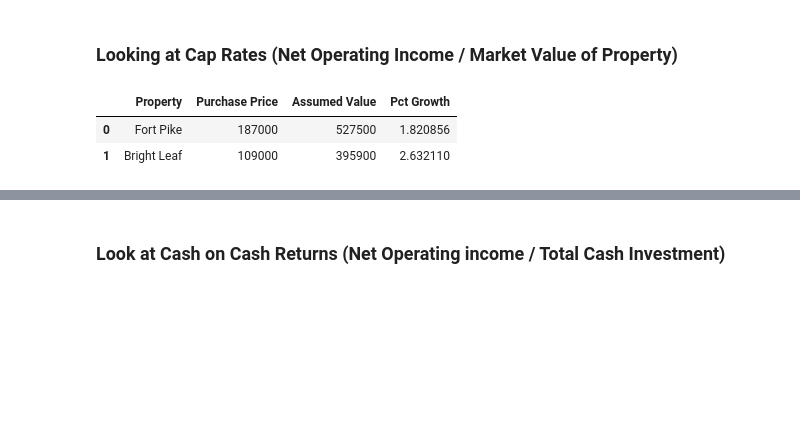
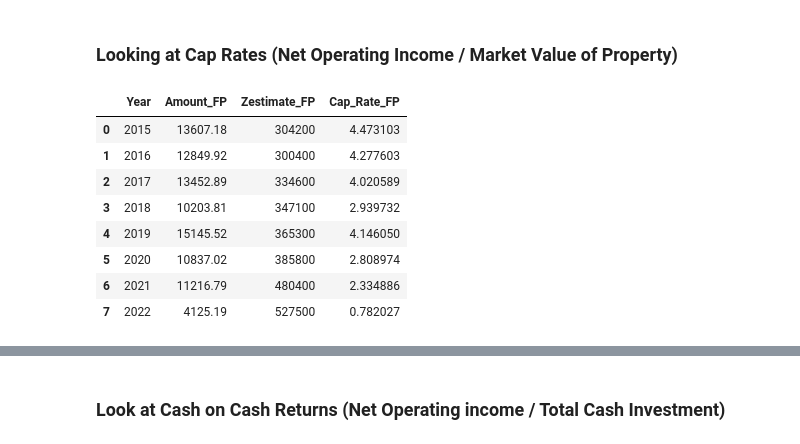
Before and after one commit to TysonTran/LV_Real_Estate, a Jupyter notebook: LV Real Estate Analysis.ipynb, the cells around one changed output, grey strips where cells are left out. Cells and saved outputs as stored; diff of their text form; code cells hidden in the pictures; blank space fills up the shorter version.

Commit message:
Cap rate

```diff
--- a/LV Real Estate Analysis.ipynb
+++ b/LV Real Estate Analysis.ipynb
@@ -290,9 +290,10 @@ fig.update_layout(title = "Net Operating Income", barmode="group")
 [interactive output not drawn]
 # %% [markdown]
 ### Looking at Cap Rates (Net Operating Income / Market Value of Property)
-# %%
-prop
-# %% [output]
-|  | Property | Purchase Price | Assumed Value | Pct Growth |
-| 0 | Fort Pike | 187000 | 527500 | 1.820856 |
-| 1 | Bright Leaf | 109000 | 395900 | 2.632110 |
+# %%
+#September Zestimate for each year
+zestimate_fp = {
+    "Year":[year for year in range(2015,2022+1)],
+    "Zestimate_FP":[304200, 300400, 334600, 347100, 365300, 385800, 480400, 527500]
+}
+assumed_value_fp = pd.DataFrame(data=zestimate_fp)
@@ -298,0 +307,18 @@ prop
+# %%
+#Changing the Year from float to int
+noi_fp["Year"] = noi_fp["Year"].astype("int")
+noi_bl["Year"] = noi_bl["Year"].astype("int")
+# %%
+cap_fp = noi_fp.merge(assumed_value_fp, on="Year", how="inner")
+cap_fp["Cap_Rate_FP"] = (cap_fp["Amount_FP"]/cap_fp["Zestimate_FP"])*100
+cap_fp
+# %% [output]
+|  | Year | Amount_FP | Zestimate_FP | Cap_Rate_FP |
+| 0 | 2015 | 13607.18 | 304200 | 4.473103 |
+| 1 | 2016 | 12849.92 | 300400 | 4.277603 |
+| 2 | 2017 | 13452.89 | 334600 | 4.020589 |
+| 3 | 2018 | 10203.81 | 347100 | 2.939732 |
+| 4 | 2019 | 15145.52 | 365300 | 4.146050 |
+| 5 | 2020 | 10837.02 | 385800 | 2.808974 |
+| 6 | 2021 | 11216.79 | 480400 | 2.334886 |
+| 7 | 2022 | 4125.19 | 527500 | 0.782027 |
```
Also changed, not shown: parts of 5 cells of this notebook.
